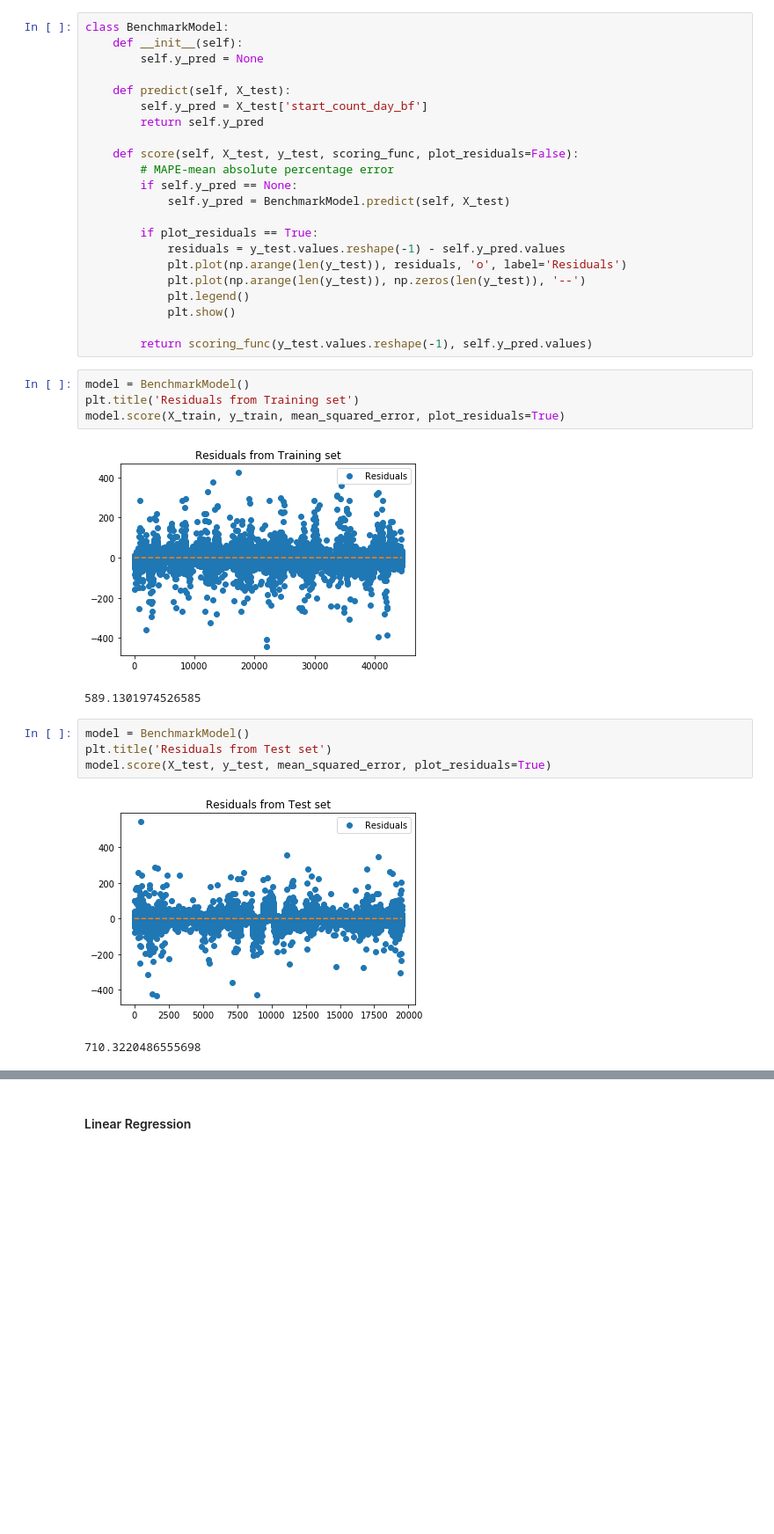
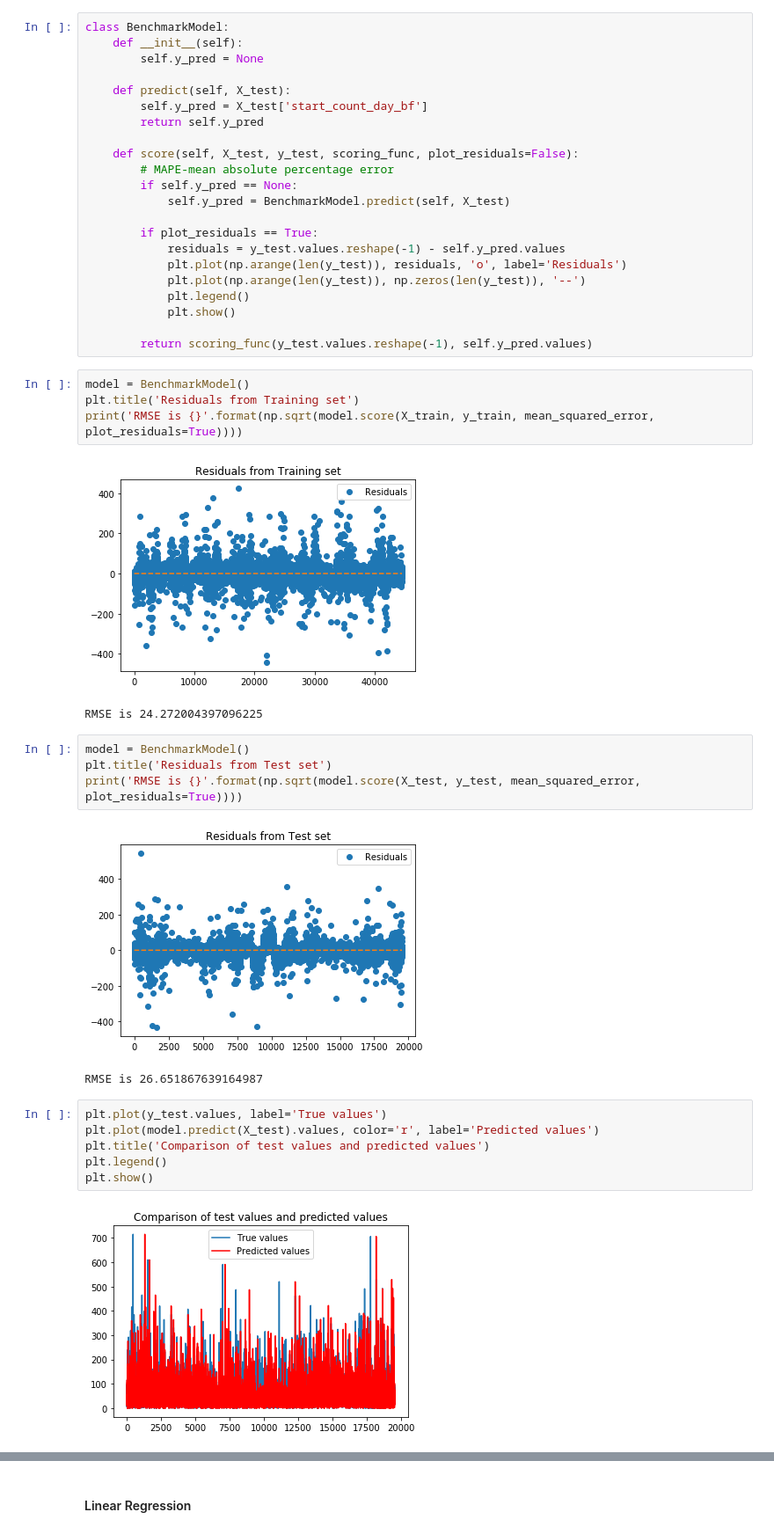
Before and after one commit to vanitakalai/SpringboardProjects, a Jupyter notebook: Capstone Project/Part_5_ML.ipynb, the cells around one changed output, grey strips where cells are left out. Shown at 88% size. Saved outputs shown, nothing was run; the diff lists cells and outputs as text; blank space fills up the shorter version.

```diff
--- a/Capstone Project/Part_5_ML.ipynb
+++ b/Capstone Project/Part_5_ML.ipynb
@@ -47,14 +47,22 @@ class BenchmarkModel:
 # %%
 model = BenchmarkModel()
 plt.title('Residuals from Training set')
-model.score(X_train, y_train, mean_squared_error, plot_residuals=True)
+print('RMSE is {}'.format(np.sqrt(model.score(X_train, y_train, mean_squared_error, plot_residuals=True))))
 # %% [output]
 [figure]
-589.1301974526585
+RMSE is 24.272004397096225
 # %%
 model = BenchmarkModel()
 plt.title('Residuals from Test set')
-model.score(X_test, y_test, mean_squared_error, plot_residuals=True)
+print('RMSE is {}'.format(np.sqrt(model.score(X_test, y_test, mean_squared_error, plot_residuals=True))))
 # %% [output]
 [figure]
-710.3220486555698
+RMSE is 26.651867639164987
+# %%
+plt.plot(y_test.values, label='True values')
+plt.plot(model.predict(X_test).values, color='r', label='Predicted values')
+plt.title('Comparison of test values and predicted values')
+plt.legend()
+plt.show()
+# %% [output]
+[figure, added]
```
Also changed, not shown: parts of 54 cells of this notebook, 5 other files.
